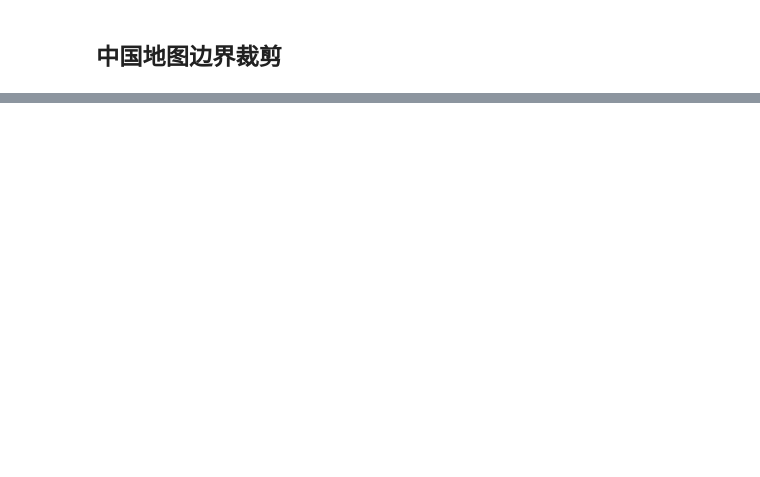
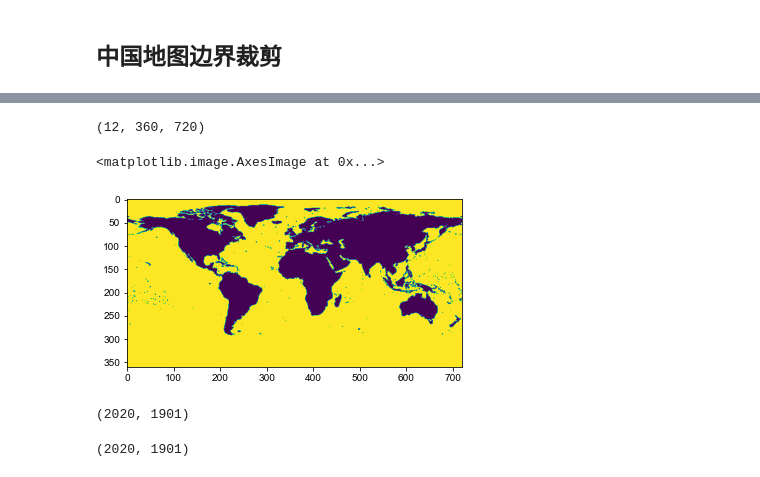
Before and after one commit to yuanzhoulvpi2017/tiny_python, a Jupyter notebook: python_GIS/03_区域数据的简单计算和文件处理.ipynb, the cells around one changed output, grey strips where cells are left out. Saved outputs shown, nothing was run; the diff lists cells and outputs as text; code cells hidden in the pictures; blank space fills up the shorter version.

```diff
--- a/python_GIS/03_区域数据的简单计算和文件处理.ipynb
+++ b/python_GIS/03_区域数据的简单计算和文件处理.ipynb
@@ -347,0 +369,50 @@ fig.savefig("检测点是否在中国境内2.png")
+# %%
+temp_data = raw_tmp_data[pd.Series(clean_time_data).dt.year == 1902, :, :]
+
+(dim, lon, lat) = temp_data.shape
+# %% [output]
+(12, 360, 720)
+# %%
+
+def cal_year_avg(year, empty_value=9999):
+    """
+    :param year:
+    :param empty_value: 设置输出的默认填充缺失值
+    :return:
+    """
+    temp_data = raw_tmp_data[pd.Series(clean_time_data).dt.year == year, :, :]
+
+    if len(temp_data.shape) == 3:
+
+        (dim, lon, lat) = temp_data.shape
+
+        out = np.full(shape=(lon, lat), fill_value=empty_value)
+
+        for temp_lon in tqdm(range(lon)):
+            for temp_lat in range(lat):
+                value = temp_data[:, temp_lon, temp_lat]
+                value = value[value != 9.96921e+36]
+                if value.shape[0] > 0:
+                    out[temp_lon, temp_lat] = value.mean()
+
+        return out
+    else:
+        (lon, lat) = temp_data.shape
+        out = temp_data.copy()
+
+        for temp_lon in tqdm(range(lon)):
+            for temp_lat in range(lat):
+
+                value = temp_data[temp_lon, temp_lat]
+                if value == 9.96921e+36:
+                    out[temp_lon, temp_lat] = empty_value
+
+        return out
+# %%
+out = cal_year_avg(year=2001)[::-1, :]
+# %%
+fig, ax = plt.subplots()
+ax.imshow(out)
+# %% [output]
+<matplotlib.image.AxesImage at 0x...>
+[figure, added]
@@ -347,0 +426,19 @@ fig.savefig("检测点是否在中国境内2.png")
+# %%
+# 批量保存
+
+
+def patch_save_tiff(year):
+    out = cal_year_avg(year=year)[::-1, :]
+
+    tiff_filename = f"结果/year_{year}.tiff"
+    tif = Image.fromarray(out, mode='F')
+    tif.save(tiff_filename, 'TIFF')
+
+
+from joblib import Parallel, delayed
+# %% [output]
+(2020, 1901)
+# %%
+np.max(pd.Series(clean_time_data).dt.year), np.min(pd.Series(clean_time_data).dt.year)
+# %% [output]
+(2020, 1901)
```
Also changed, not shown: parts of 19 cells of this notebook.
